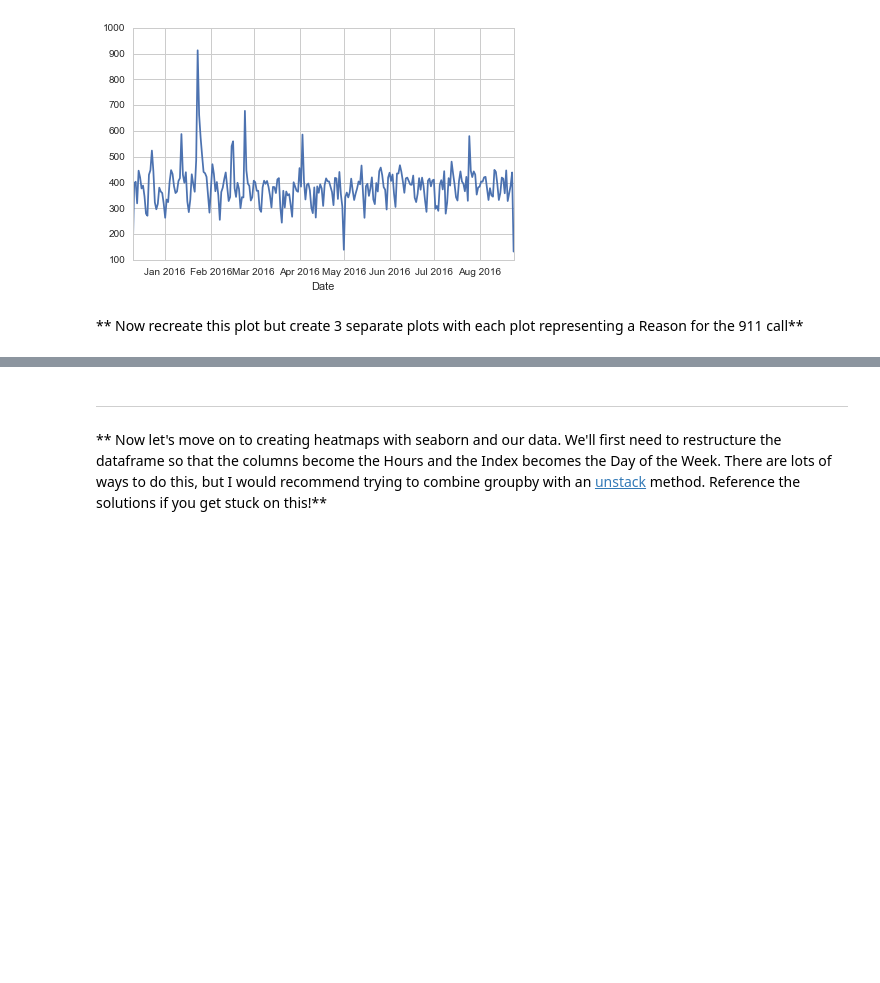
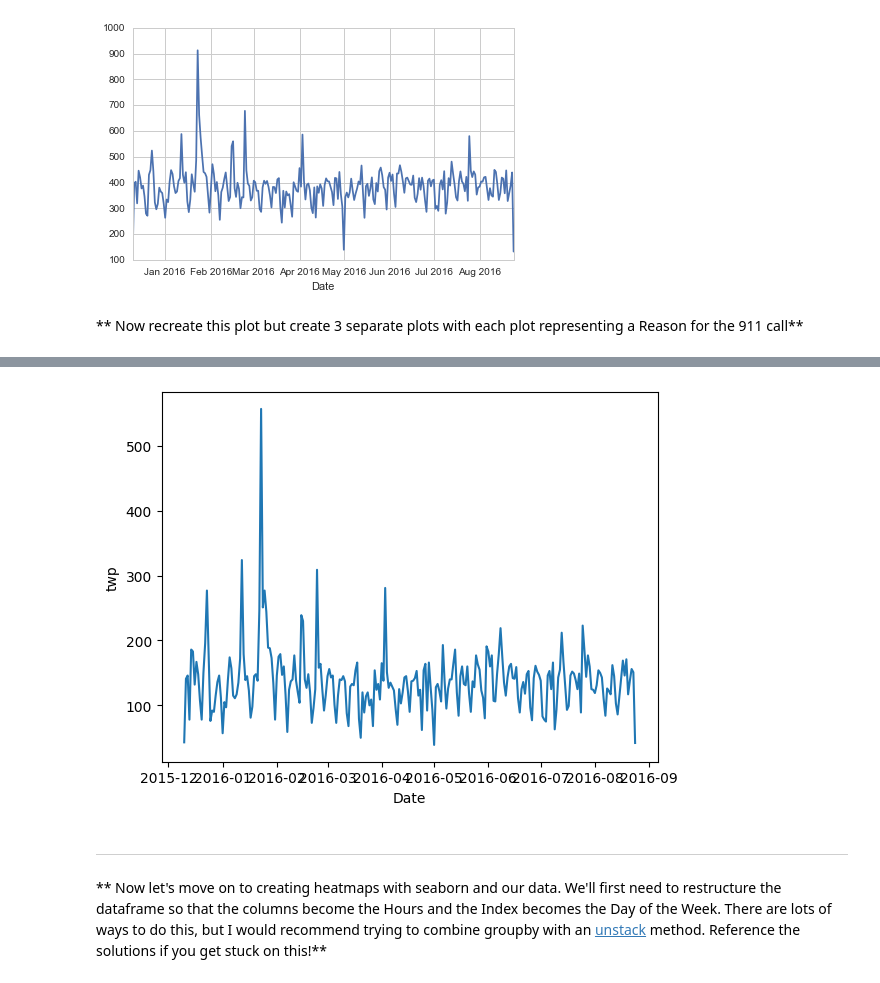
Before and after one commit to Gbohunmi/Python-for-Data-Science-and-Machine-Learning-Bootcamp-master, a Jupyter notebook: 10-Data-Capstone-Projects/01-911 Calls Data Capstone Project.ipynb, the cells around one changed output, grey strips where cells are left out. Saved outputs shown, nothing was run; the diff lists cells and outputs as text; code cells hidden in the pictures; blank space fills up the shorter version.

```diff
--- a/10-Data-Capstone-Projects/01-911 Calls Data Capstone Project.ipynb
+++ b/10-Data-Capstone-Projects/01-911 Calls Data Capstone Project.ipynb
@@ -246,3 +266,9 @@ df.head()
+# %%
+sns.lineplot(data=df[df['Reason'] == 'Traffic'].groupby('Date').count(), x = 'Date', y='twp')
+
+plt.show()
+# %% [output]
+[figure, added]
 # %% [markdown]
 ____
 ** Now let's move on to creating  heatmaps with seaborn and our data. We'll first need to restructure the dataframe so that the columns become the Hours and the Index becomes the Day of the Week. There are lots of ways to do this, but I would recommend trying to combine groupby with an [unstack](http://pandas.pydata.org/pandas-docs/stable/generated/pandas.DataFrame.unstack.html) method. Reference the solutions if you get stuck on this!**
```
Also changed, not shown: parts of 7 cells of this notebook.
